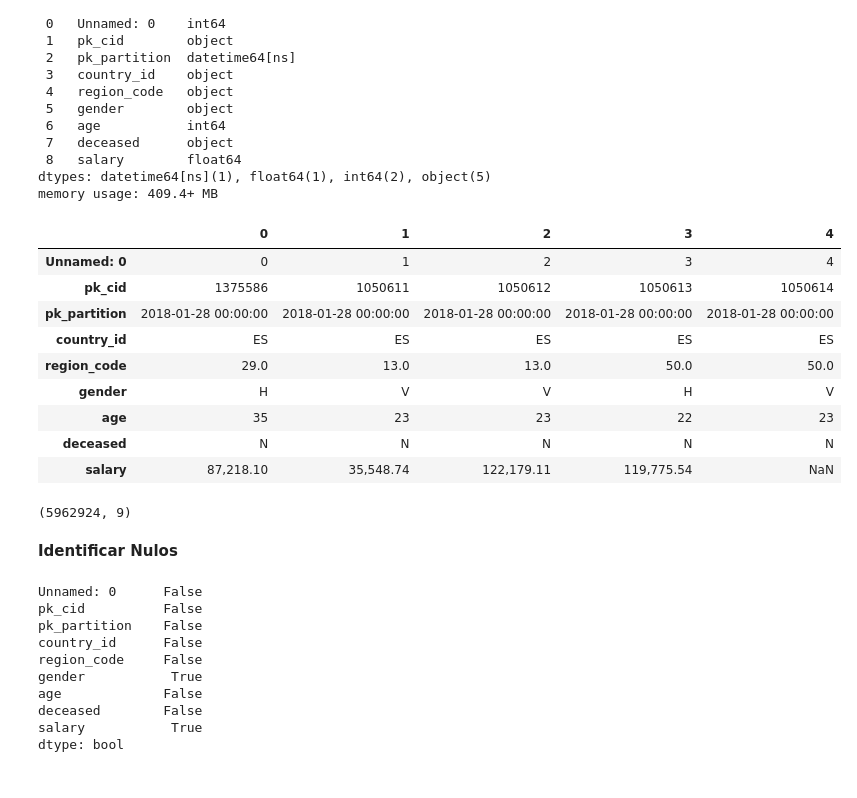
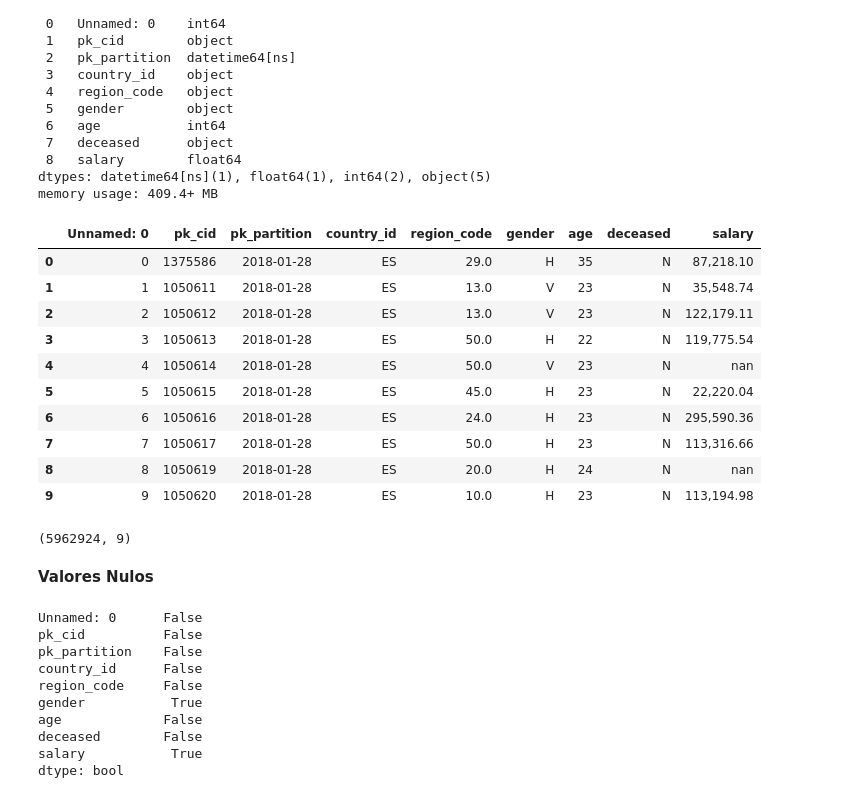
Before and after one commit to EdgarData/EasyMoney, a Jupyter notebook: Tarea_1_Análisis.ipynb, the cells around one changed output. Drawn from its saved outputs; the diff is of its cells as text; code cells hidden in the pictures.

```diff
--- a/Tarea_1_Análisis.ipynb
+++ b/Tarea_1_Análisis.ipynb
@@ -335,24 +332,25 @@ Data columns (total 9 columns):
 dtypes: datetime64[ns](1), float64(1), int64(2), object(5)
 memory usage: 409.4+ MB
 # %%
-sociodemographic.head().T
+sociodemographic.head(10)
 # %% [output]
-|  | 0 | 1 | 2 | 3 | 4 |
-| Unnamed: 0 | 0 | 1 | 2 | 3 | 4 |
-| pk_cid | 1375586 | 1050611 | 1050612 | 1050613 | 1050614 |
-| pk_partition | 2018-01-28 00:00:00 | 2018-01-28 00:00:00 | 2018-01-28 00:00:00 | 2018-01-28 00:00:00 | 2018-01-28 00:00:00 |
-| country_id | ES | ES | ES | ES | ES |
-| region_code | 29.0 | 13.0 | 13.0 | 50.0 | 50.0 |
-| gender | H | V | V | H | V |
-| age | 35 | 23 | 23 | 22 | 23 |
-| deceased | N | N | N | N | N |
-| salary | 87,218.10 | 35,548.74 | 122,179.11 | 119,775.54 | NaN |
+|  | Unnamed: 0 | pk_cid | pk_partition | country_id | region_code | gender | age | deceased | salary |
+| 0 | 0 | 1375586 | 2018-01-28 | ES | 29.0 | H | 35 | N | 87,218.10 |
+| 1 | 1 | 1050611 | 2018-01-28 | ES | 13.0 | V | 23 | N | 35,548.74 |
+| 2 | 2 | 1050612 | 2018-01-28 | ES | 13.0 | V | 23 | N | 122,179.11 |
+| 3 | 3 | 1050613 | 2018-01-28 | ES | 50.0 | H | 22 | N | 119,775.54 |
+| 4 | 4 | 1050614 | 2018-01-28 | ES | 50.0 | V | 23 | N | nan |
+| 5 | 5 | 1050615 | 2018-01-28 | ES | 45.0 | H | 23 | N | 22,220.04 |
+| 6 | 6 | 1050616 | 2018-01-28 | ES | 24.0 | H | 23 | N | 295,590.36 |
+| 7 | 7 | 1050617 | 2018-01-28 | ES | 50.0 | H | 23 | N | 113,316.66 |
+| 8 | 8 | 1050619 | 2018-01-28 | ES | 20.0 | H | 24 | N | nan |
+| 9 | 9 | 1050620 | 2018-01-28 | ES | 10.0 | H | 23 | N | 113,194.98 |
 # %%
 sociodemographic.shape
 # %% [output]
 (5962924, 9)
 # %% [markdown]
-**Identificar Nulos**
+**Valores Nulos**
 # %%
 sociodemographic.isnull().any()
 # %% [output]
```
Also changed, not shown: parts of 30 cells of this notebook.
